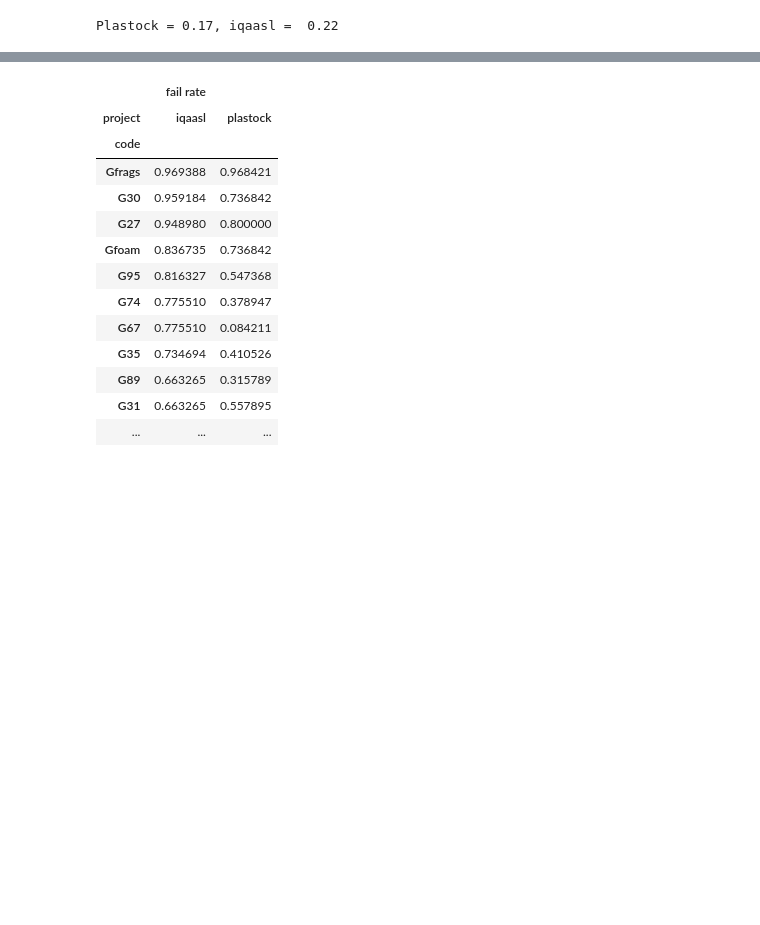
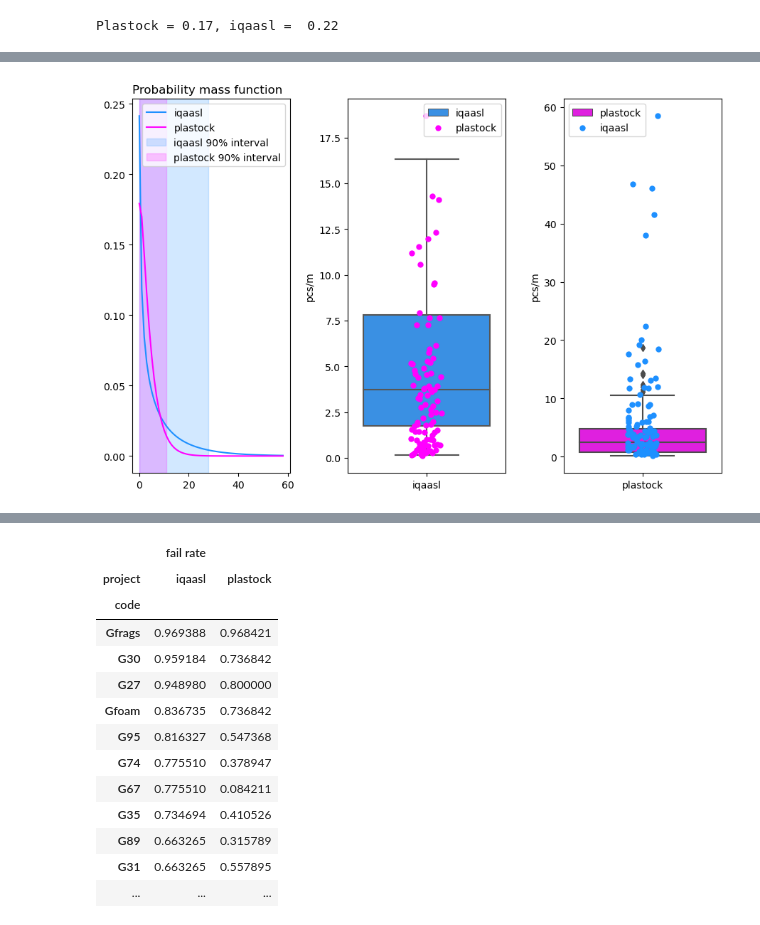
Before and after one commit to AssociationSauvegardeLeman/plastock, a Jupyter notebook: plastock_iqaasl.ipynb, the cells around one changed output, grey strips where cells are left out. Drawn from its saved outputs; the diff is of its cells as text; code cells hidden in the pictures; blank space fills up the shorter version.

```diff
--- a/plastock_iqaasl.ipynb
+++ b/plastock_iqaasl.ipynb
@@ -352,0 +416,25 @@ Plastock = 0.17, iqaasl =  0.22
+# %%
+i_nbci = i_nb.interval(.9)
+p_nbci = p_nb.interval(.9)
+
+fig, ax = plt.subplots(1,3, figsize=(9,6))
+ax[0].plot(x_ii, i_nb.pmf(x_ii), label='iqaasl', c='dodgerblue')
+ax[0].plot(x_pi, p_nb.pmf(x_pi), label='plastock', c='magenta')
+ax[0].axvspan(xmin=i_nbci[0], xmax=i_nbci[1], color="dodgerblue", alpha=0.2, label="iqaasl 90% interval")
+ax[0].axvspan(xmin=p_nbci[0], xmax=p_nbci[1], color="magenta", alpha=0.2, label="plastock 90% interval")
+# ax[0].fill_between(x_pi,p_nb.pmf(x_pi), i_nb.pmf(x_ii), alpha=0.2, color="black", label="difference")
+ax[0].legend()
+ax[0].set_title("Probability mass function", loc="left")
+
+sns.boxplot(data=combined_dt[combined_dt.project == "iqaasl"], y="pcs/m", x="project", ax=ax[1], hue="project", palette=palette, showfliers=False, dodge=False)
+sns.stripplot(data=combined_dt[combined_dt.project == "plastock"],  x="project", y="pcs/m", ax=ax[1], color="magenta", size=6, dodge=True, label="plastock")
+ax[1].set_xlabel("")
+sns.boxplot(data=combined_dt[combined_dt.project == "plastock"], y="pcs/m", x="project", ax=ax[2], hue="project", palette=palette, showfliers=True, dodge=False)
+sns.stripplot(data=combined_dt[combined_dt.project == "iqaasl"],  x="project", y="pcs/m", ax=ax[2], color="dodgerblue", size=6, dodge=True, label="iqaasl")
+ax[2].set_xlabel("")
+
+plt.tight_layout()
+
+plt.show()
+# %% [output]
+[figure, added]
```
Also changed, not shown: parts of 8 cells of this notebook.
